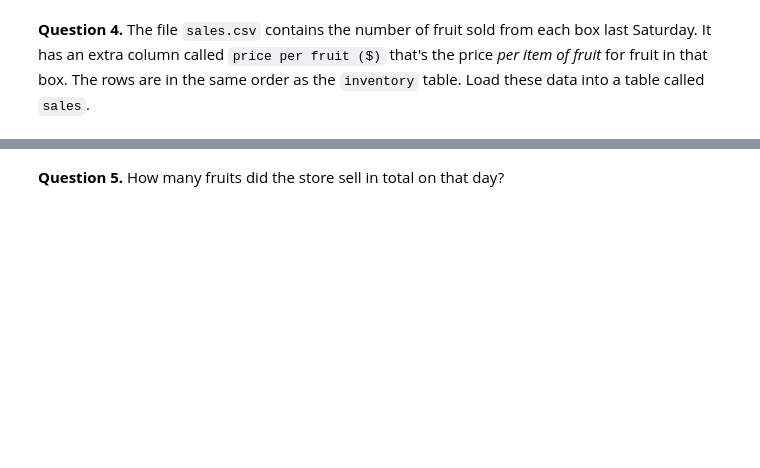
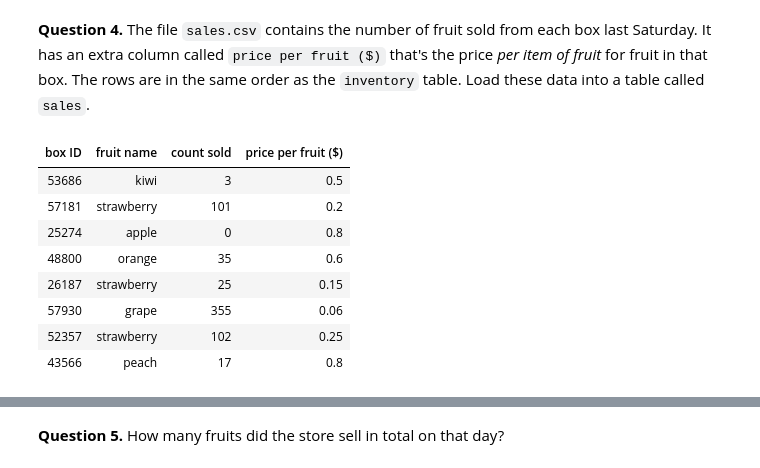
Before and after one commit to Jadenwill075/Intro-to-Data-Analytics, a Jupyter notebook: hw02.ipynb, the cells around one changed output, grey strips where cells are left out. Saved outputs shown, nothing was run; the diff lists cells and outputs as text; code cells hidden in the pictures; blank space fills up the shorter version.

```diff
--- a/hw02.ipynb
+++ b/hw02.ipynb
@@ -486,7 +410,17 @@ grader.check("q5_3")
 # %% [markdown]
 **Question 4.** The file `sales.csv` contains the number of fruit sold from each box last Saturday.  It has an extra column called `price per fruit ($)` that's the price *per item of fruit* for fruit in that box.  The rows are in the same order as the `inventory` table.  Load these data into a table called `sales`.
 # %%
-sales = ...
+sales = Table.read_table('sales.csv')
 sales
+# %% [output]
+| box ID | fruit name | count sold | price per fruit ($) |
+| 53686 | kiwi | 3 | 0.5 |
+| 57181 | strawberry | 101 | 0.2 |
+| 25274 | apple | 0 | 0.8 |
+| 48800 | orange | 35 | 0.6 |
+| 26187 | strawberry | 25 | 0.15 |
+| 57930 | grape | 355 | 0.06 |
+| 52357 | strawberry | 102 | 0.25 |
+| 43566 | peach | 17 | 0.8 |
 # %%
 grader.check("q5_4")
```
Also changed, not shown: parts of 31 cells of this notebook, 1 other file.
